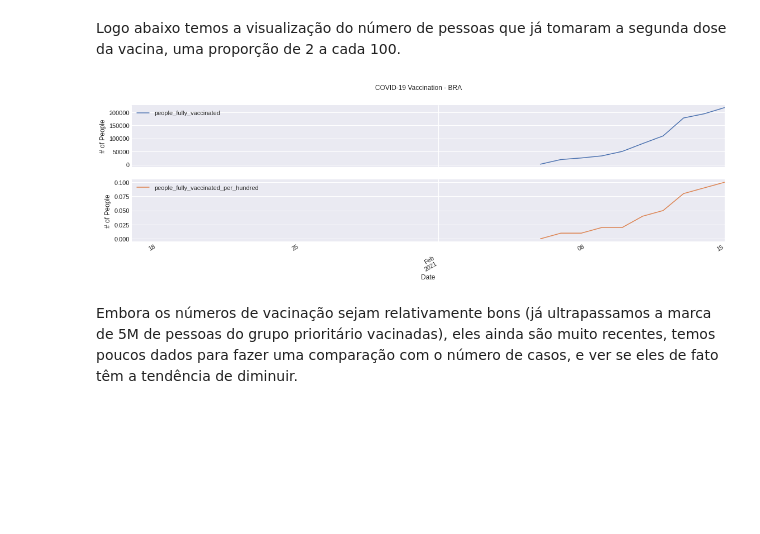
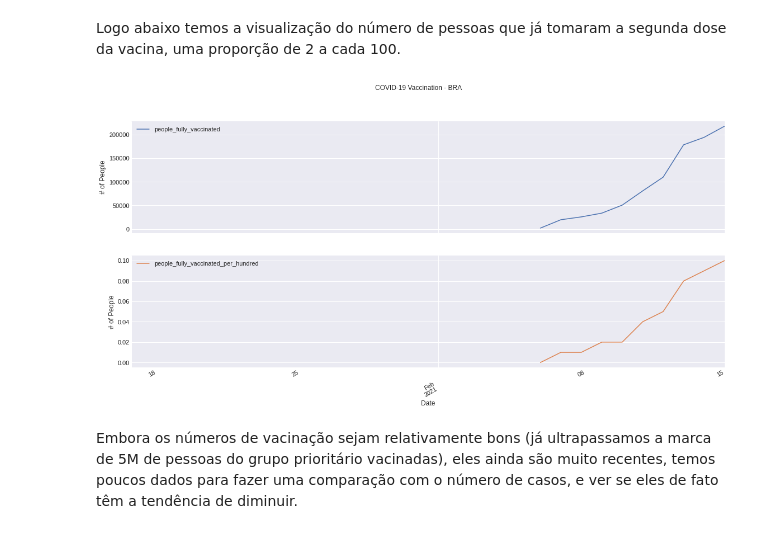
Before and after one commit to gustavoravel/data_science_portfolio, a Jupyter notebook: Panorama_do_COVID_19_no_Brasil.ipynb, the cells around one changed output. Saved outputs shown, nothing was run; the diff lists cells and outputs as text; code cells hidden in the pictures; blank space fills up the shorter version.

```diff
--- a/Panorama_do_COVID_19_no_Brasil.ipynb
+++ b/Panorama_do_COVID_19_no_Brasil.ipynb
@@ -413,14 +413,14 @@ plt.show()
 Logo abaixo temos a visualização do número de pessoas que já tomaram a segunda dose da vacina, uma proporção de 2 a cada 100.
 # %%
 ax10 = vaccination[['people_fully_vaccinated', 'people_fully_vaccinated_per_hundred']].plot(subplots=True,
-                                                                                            figsize=(19,5),
+                                                                                            figsize=(19,9),
                                                                                             title='COVID-19 Vaccination - BRA',
                                                                                             xlabel='Date',
                                                                                             ylabel='# of People')
 
 plt.show()
 # %% [output]
-[figure, old version]
+[figure, new version]
 # %% [markdown]
 Embora os números de vacinação sejam relativamente bons (já ultrapassamos a marca de 5M de pessoas do grupo prioritário vacinadas), eles ainda são muito recentes, temos poucos dados para fazer uma comparação com o número de casos, e ver se eles de fato têm a tendência de diminuir.
 # %% [markdown]
```
